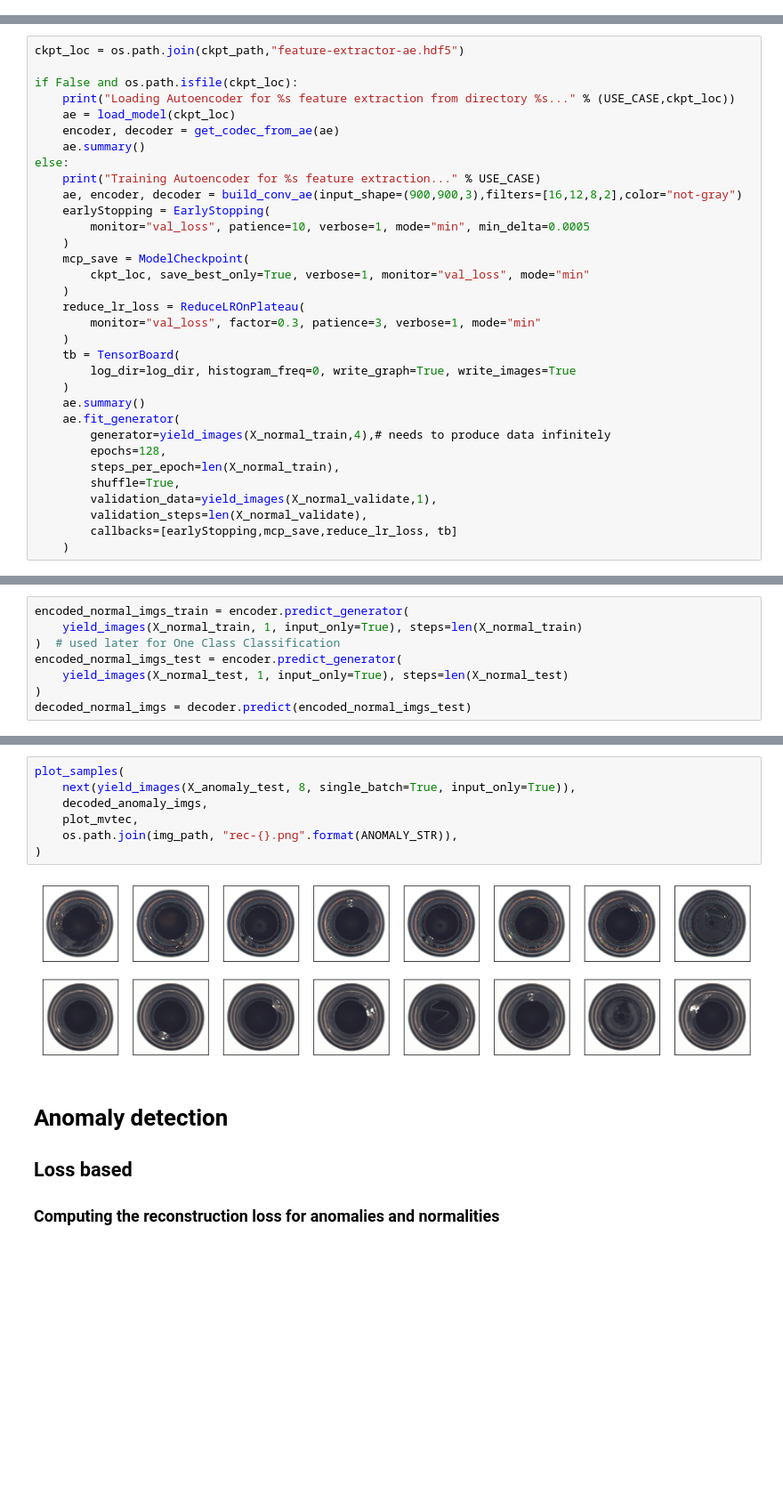
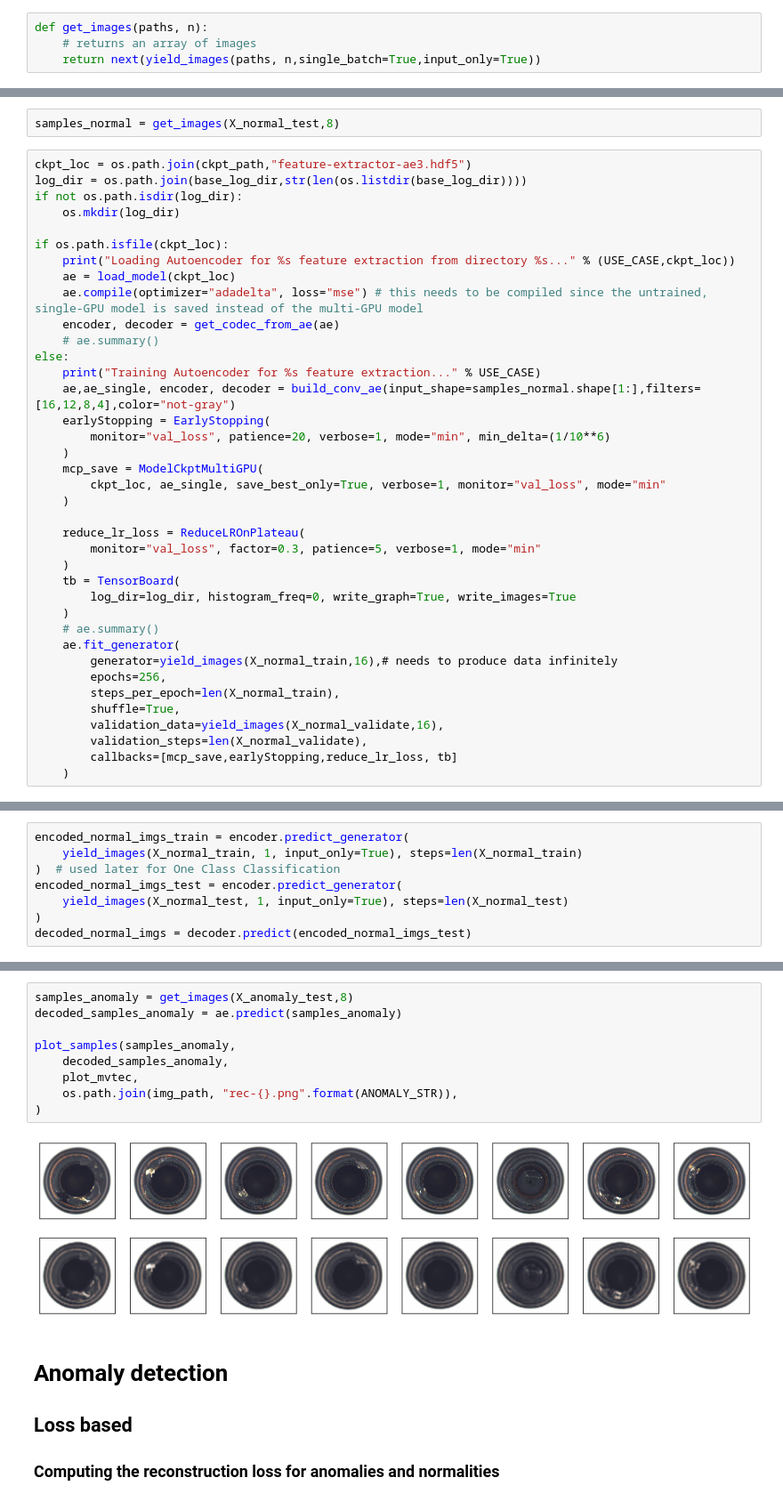
Before and after one commit to ChiShao/cnn-auto-encoder, a Jupyter notebook: anomaly_detector_generator.ipynb, the cells around one changed output, grey strips where cells are left out. Shown at 89% size. Drawn from its saved outputs; the diff is of its cells as text; blank space fills up the shorter version.

```diff
--- a/anomaly_detector_generator.ipynb
+++ b/anomaly_detector_generator.ipynb
@@ -106,6 +131,10 @@ def yield_images(file_paths, batch_size,single_batch=False, input_only=False):
                 yield imgs /255
             if single_batch:
                 break
+# %%
+def get_images(paths, n):
+    # returns an array of images
+    return next(yield_images(paths, n,single_batch=True,input_only=True))
 # %%
 def plot_samples(row_one, row_two, f_plot, outfile=""):
     """Plot 8 sample images of the row_one and row_two"""
@@ -215,35 +342,42 @@ def build_conv_ae(
+# %%
+samples_normal = get_images(X_normal_test,8)
 # %%
-ckpt_loc = os.path.join(ckpt_path,"feature-extractor-ae.hdf5")
+ckpt_loc = os.path.join(ckpt_path,"feature-extractor-ae3.hdf5")
+log_dir = os.path.join(base_log_dir,str(len(os.listdir(base_log_dir))))
+if not os.path.isdir(log_dir):
+    os.mkdir(log_dir)
 
-if False and os.path.isfile(ckpt_loc):
+if os.path.isfile(ckpt_loc):
     print("Loading Autoencoder for %s feature extraction from directory %s..." % (USE_CASE,ckpt_loc))
     ae = load_model(ckpt_loc)
+    ae.compile(optimizer="adadelta", loss="mse") # this needs to be compiled since the untrained, single-GPU model is saved instead of the multi-GPU model
     encoder, decoder = get_codec_from_ae(ae)
-    ae.summary()
+    # ae.summary()
 else:
     print("Training Autoencoder for %s feature extraction..." % USE_CASE)
-    ae, encoder, decoder = build_conv_ae(input_shape=(900,900,3),filters=[16,12,8,2],color="not-gray")
+    ae,ae_single, encoder, decoder = build_conv_ae(input_shape=samples_normal.shape[1:],filters=[16,12,8,4],color="not-gray")
     earlyStopping = EarlyStopping(
-        monitor="val_loss", patience=10, verbose=1, mode="min", min_delta=0.0005
+        monitor="val_loss", patience=20, verbose=1, mode="min", min_delta=(1/10**6)
     )
-    mcp_save = ModelCheckpoint(
-        ckpt_loc, save_best_only=True, verbose=1, monitor="val_loss", mode="min"
+    mcp_save = ModelCkptMultiGPU(
+        ckpt_loc, ae_single, save_best_only=True, verbose=1, monitor="val_loss", mode="min"
     )
+
     reduce_lr_loss = ReduceLROnPlateau(
-        monitor="val_loss", factor=0.3, patience=3, verbose=1, mode="min"
+        monitor="val_loss", factor=0.3, patience=5, verbose=1, mode="min"
     )
     tb = TensorBoard(
         log_dir=log_dir, histogram_freq=0, write_graph=True, write_images=True
     )
-    ae.summary()
+    # ae.summary()
     ae.fit_generator(
-        generator=yield_images(X_normal_train,4),# needs to produce data infinitely
-        epochs=128,
+        generator=yield_images(X_normal_train,16),# needs to produce data infinitely
+        epochs=256,
         steps_per_epoch=len(X_normal_train),
         shuffle=True,
-        validation_data=yield_images(X_normal_validate,1),
+        validation_data=yield_images(X_normal_validate,16),
         validation_steps=len(X_normal_validate),
-        callbacks=[earlyStopping,mcp_save,reduce_lr_loss, tb]
+        callbacks=[mcp_save,earlyStopping,reduce_lr_loss, tb]
     )
 # %% [output]
 Training Autoencoder for bottle feature extraction...
@@ -320,13 +446,15 @@ len(decoded_anomaly_imgs)
 63
 # %%
-plot_samples(
-    next(yield_images(X_anomaly_test, 8, single_batch=True, input_only=True)),
-    decoded_anomaly_imgs,
+samples_anomaly = get_images(X_anomaly_test,8)
+decoded_samples_anomaly = ae.predict(samples_anomaly)
+
+plot_samples(samples_anomaly,
+    decoded_samples_anomaly,
     plot_mvtec,
     os.path.join(img_path, "rec-{}.png".format(ANOMALY_STR)),
 )
 # %% [output]
-[figure, old version]
+[figure, new version]
 # %% [markdown]
 # Anomaly detection
 ## Loss based
```
Also changed, not shown: parts of 24 cells of this notebook.
